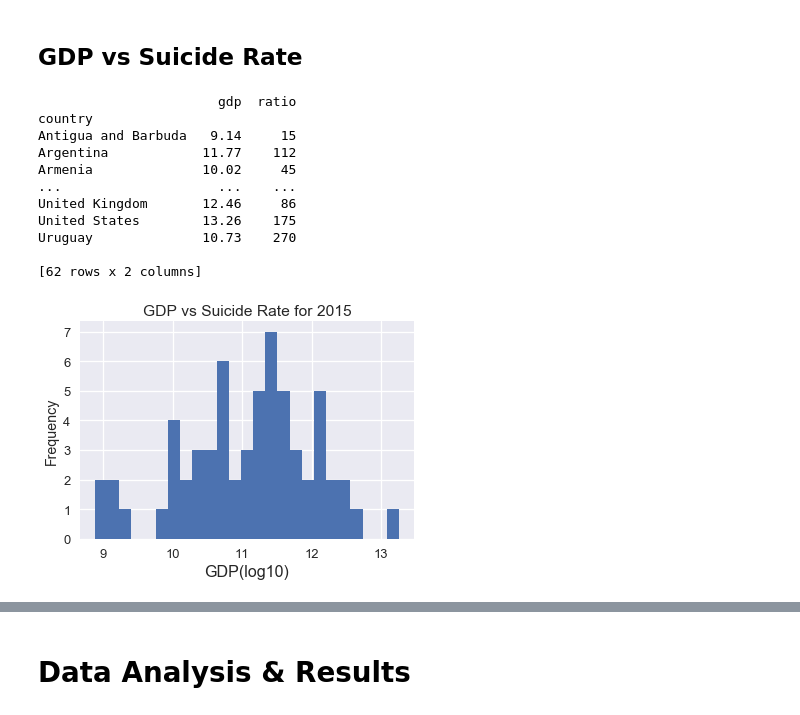
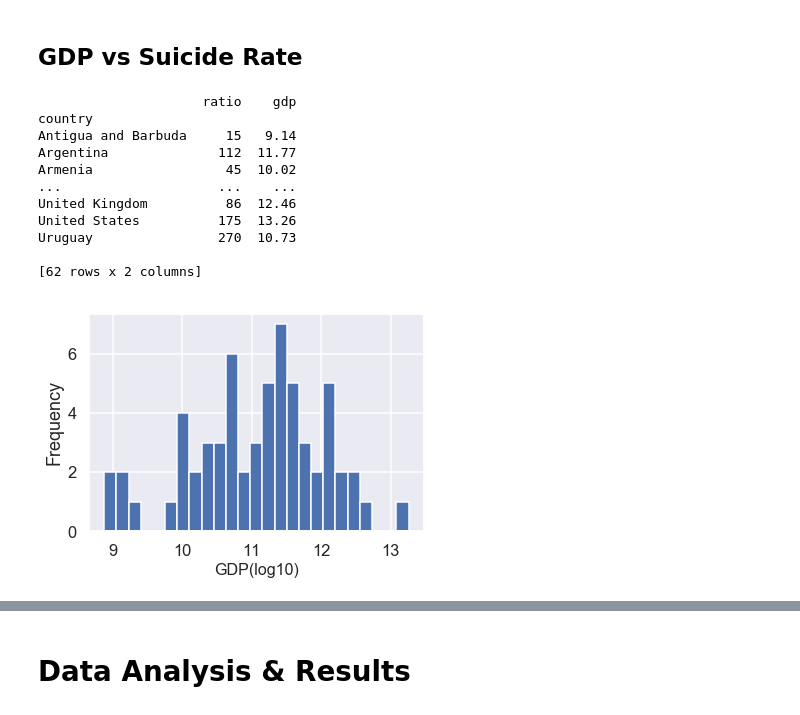
Before and after one commit to WayGold/COGS-108-FinalProject, a Jupyter notebook: FinalProject.ipynb, the cells around one changed output, grey strips where cells are left out. Cells and saved outputs as stored; diff of their text form; code cells hidden in the pictures.

```diff
--- a/FinalProject.ipynb
+++ b/FinalProject.ipynb
@@ -210,8 +186,19 @@ plt.ylim(0, 700)
 # %% [markdown]
 ## GDP vs Suicide Rate
 # %%
-# Trying to look for  the GDP vs Suicide Rate for 2015
+# GDP vs Suicide Rate
+# ARG_gdp = df_gdp[df_gdp['country'] == 'Argentina']
+# year = df_gdp['year'].unique()
+# print(year)
+# GDP vs Suicide Rate for 2016
+#df_gdp = df[['country','year','suicides_no','population',' gdp_for_year ($) ','gdp_per_capita ($)']]
+#year = df_sex['year'].unique()
+#year = 2016
+#country = df_gdp['country'].unique()
 suicide_gdp = suicide_gdp[suicide_gdp.year == 2015]
+#df_gdp
+#print(suicide_gdp['country'].unique())
+#suicide_gdp[suicide_gdp['country']=='Antigua and Barbuda']
 tmp1 = suicide_gdp['country'].unique()
 result1 = dict()
 for i in tmp1:
@@ -223,40 +210,42 @@ for i in suicide_gdp.index:
     country = suicide_gdp.loc[i,"country"]
     ratio = suicide_gdp.loc[i,'suicides/100k pop']
     gdp = suicide_gdp.loc[i,' gdp_for_year ($) ']
     result1[country]+= ratio
     result2[country] = gdp
 country=list()
 ratiolist = list()
 gdplist = list()
 import math
 for i in tmp1:
     ratio = result1[i]
     gdp = result2[i]
     country.append(i)
     ratiolist.append(int(ratio))
     gdp = gdp.replace(',','')
     gdplist.append(math.log10(int(gdp)))
 data= dict()
 data = {"country":country,"ratio":ratiolist,"gdp":gdplist}
 
 df1 = pd.DataFrame(data)
+
+#print(ratiolist)
+#print(gdplist)
 df1=df1.set_index("country")
 print(df1)
 df1['gdp'].plot('hist', bins = 25)
 plt.xlabel('GDP(log10)', fontsize=16)
-plt.title('GDP vs Suicide Rate for 2015')
 f2 = plt.gcf()
 # %% [output]
-                       gdp  ratio
+                     ratio    gdp
 country
-Antigua and Barbuda   9.14     15
-Argentina            11.77    112
-Armenia              10.02     45
+Antigua and Barbuda     15   9.14
+Argentina              112  11.77
+Armenia                 45  10.02
 ...                    ...    ...
-United Kingdom       12.46     86
-United States        13.26    175
-Uruguay              10.73    270
+United Kingdom          86  12.46
+United States          175  13.26
+Uruguay                270  10.73
 
 [62 rows x 2 columns]
-[figure, old version]
+[figure, new version]
 # %%
```
Also changed, not shown: parts of 11 cells of this notebook.
